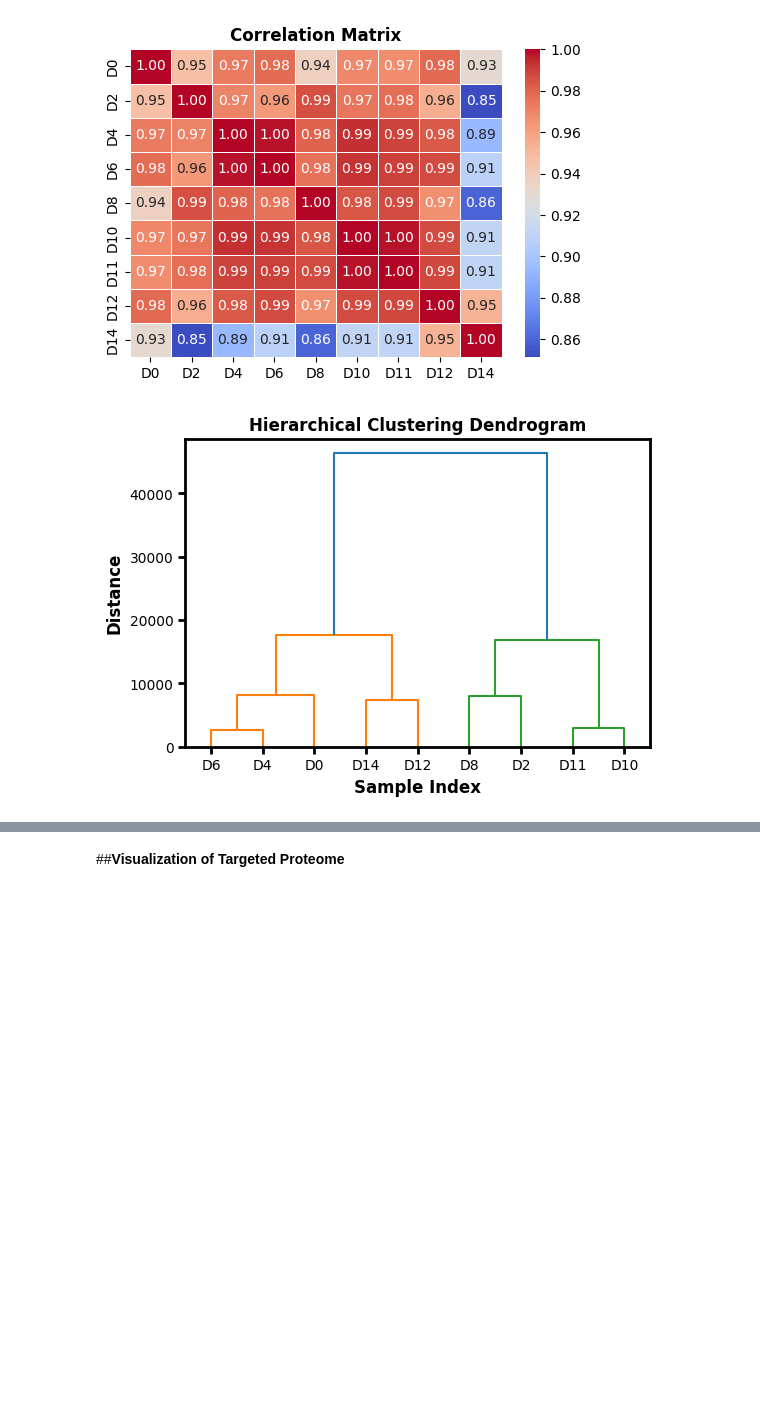
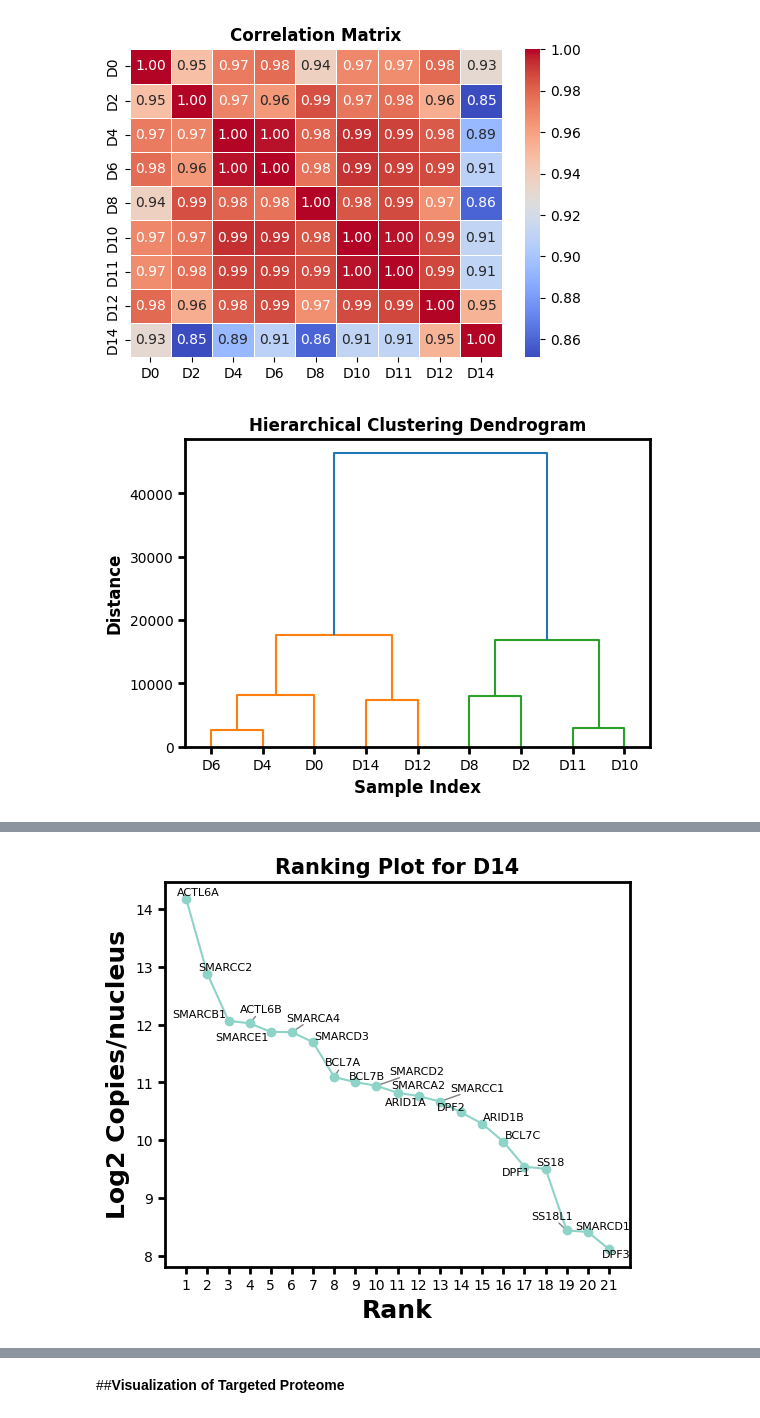
Before and after one commit to OmarArias-Gaguancela/QuickProt, a Jupyter notebook: QuickProt_PRM_Heavy_label.ipynb, the cells around one changed output, grey strips where cells are left out. Cells and saved outputs as stored; diff of their text form; code cells hidden in the pictures; blank space fills up the shorter version.

```diff
--- a/QuickProt_PRM_Heavy_label.ipynb
+++ b/QuickProt_PRM_Heavy_label.ipynb
@@ -1095,0 +1108,98 @@ plt.show()
+# %%
+#@title **Select experimental group**
+#@markdown - Proteins are ranked based on their relative protein abundances
+#@markdown - Names of the proteins with highest, medium, and lowest abundances are depicted in the plot
+import pandas as pd
+import numpy as np
+import matplotlib.pyplot as plt
+import ipywidgets as widgets
+from IPython.display import display
+import seaborn as sns
+from adjustText import adjust_text
+
+plt.rcParams['font.family'] = 'DejaVu Sans'
+data = pd.read_csv('TABLES/median_abundance.csv', delimiter=',')
+
+data_melted = data.melt(id_vars=['Protein Name', 'Genes'], var_name='Experimental groups', value_name='Median Abundance')
+data_melted['Median Abundance'] = pd.to_numeric(data_melted['Median Abundance'], errors='coerce')
+data_melted = data_melted.dropna(subset=['Median Abundance'])
+
+group_dropdown = widgets.Dropdown(
+    options=data_melted['Experimental groups'].unique().tolist(),
+    description='Experimental Groups:',
+    style={'description_width': 'initial'}
+)
+
+search_by_dropdown = widgets.Dropdown(
+    options=['Protein Name', 'Genes'],
+    value='Protein Name',
+    description='Search by:',
+    layout=widgets.Layout(width='auto', description_width='initial'),
+    style={'description_width': 'initial', 'font_size': '16px'}
+)
+
+y_axis_title_dropdown = widgets.Dropdown(
+    options=['Log2 Copies/nucleus', 'Log2 Copies/cell'],
+    value='Log2 Copies/nucleus',
+    description='Y-axis Title:',
+    layout=widgets.Layout(width='auto', description_width='initial'),
+    style={'description_width': 'initial', 'font_size': '16px'}
+)
+
+plot_button = widgets.Button(
+    description="Display Plot",
+    style={'font_weight': 'bold', 'button_color': '#4CAF50', 'font_size': '16px'},
+    layout=widgets.Layout(width='auto', height='40px')
+)
+
+def plot_data(group, search_by, y_axis_title):
+    filtered_data = data_melted[data_melted['Experimental groups'] == group].copy()
+    filtered_data.loc[filtered_data['Median Abundance'] == 0, 'Median Abundance'] = np.nan
+    filtered_data.dropna(subset=['Median Abundance'], inplace=True)
+
+    filtered_data.loc[:, 'Log2 Abundance'] = np.log2(filtered_data['Median Abundance'])
+    filtered_data = filtered_data.sort_values(by='Log2 Abundance', ascending=False)
+    filtered_data.loc[:, 'Rank'] = range(1, len(filtered_data) + 1)
+
+    colors = sns.color_palette("Set3", len(filtered_data))
+    plt.figure(figsize=(6, 5))
+    plt.plot(filtered_data['Rank'], filtered_data['Log2 Abundance'], marker='o', color=colors[0])
+
+    texts = []
+    for i in range(len(filtered_data)):
+        texts.append(plt.text(filtered_data.iloc[i]['Rank'], filtered_data.iloc[i]['Log2 Abundance'],
+                              filtered_data.iloc[i][search_by], fontsize=8, ha='center'))
+
+    adjust_text(texts, arrowprops=dict(arrowstyle='-', color='gray'))
+
+    plt.xlabel('Rank', fontweight='bold', fontsize=18)
+    plt.ylabel(y_axis_title, fontweight='bold', fontsize=18)
+    plt.title(f'Ranking Plot for {group}', fontweight='bold', fontsize=15)
+
+    plt.xticks(ticks=np.arange(1, len(filtered_data) + 1, step=1))
+
+    plt.tick_params(axis='x', which='both', bottom=True, length=5, width=2, color='black')
+    plt.tick_params(axis='y', which='both', left=True, length=5, width=2, color='black')
+
+    ax = plt.gca()
+    ax.grid(False)
+
+    ax1 = plt.gca()
+    for spine in ax1.spines.values():
+        spine.set_linewidth(2)
+        spine.set_color("k")
+
+    plt.savefig(f'PLOTS/Protein_ranking_plot_{group}.tiff', format='tiff', dpi=300)
+    plt.show()
+
+    all_proteins_ranked = filtered_data[['Protein Name', 'Genes', 'Experimental groups', 'Median Abundance', 'Log2 Abundance', 'Rank']]
+    all_proteins_ranked.to_csv(f'TABLES/Protein_Ranking_{group}.csv', index=False, sep=',')
+
+    print(f"Ranking report was saved as: TABLES/Protein_Ranking_{group}.csv")
+
+def on_button_click(b):
+    plot_data(group_dropdown.value, search_by_dropdown.value, y_axis_title_dropdown.value)
+
+plot_button.on_click(on_button_click)
+display(group_dropdown, search_by_dropdown, y_axis_title_dropdown, plot_button)
+# %% [output]
@@ -1095,0 +1210 @@ plt.show()
+[figure, added]
```
Also changed, not shown: parts of 15 cells of this notebook.
